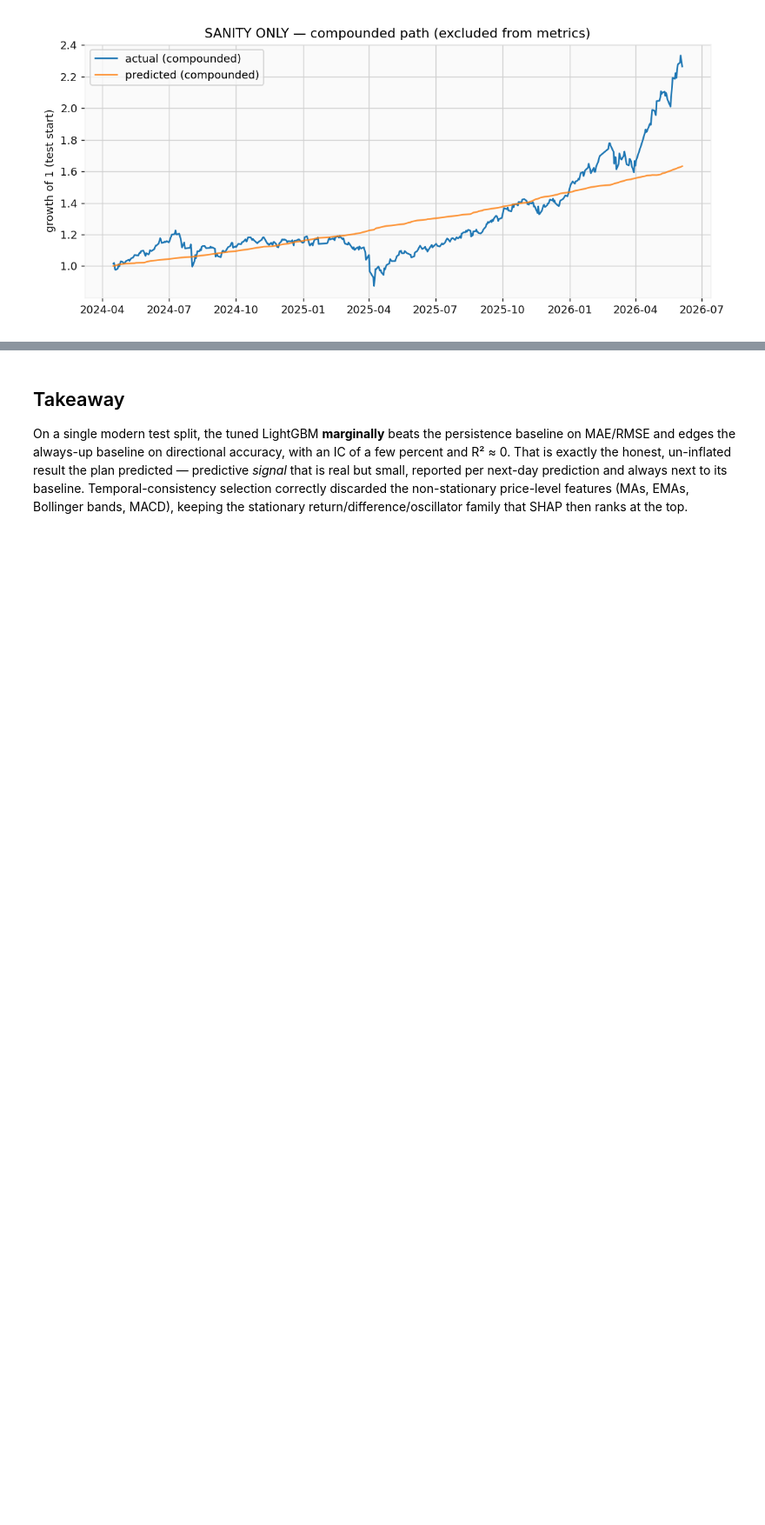
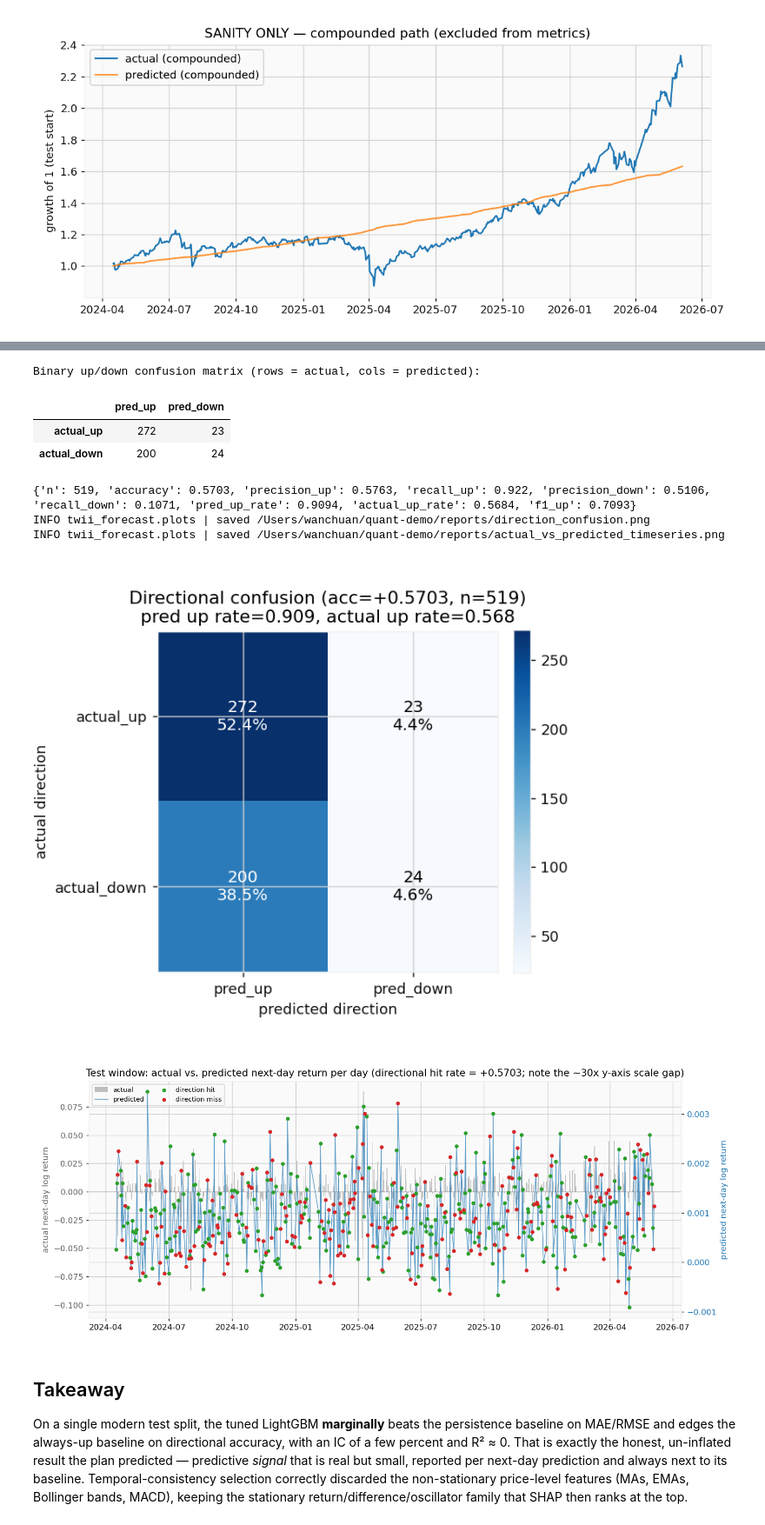
Before and after one commit to EricLin0123/quant-demo, a Jupyter notebook: notebooks/run_pipeline.ipynb, the cells around one changed output, grey strips where cells are left out. Shown at 87% size. Drawn from its saved outputs; the diff is of its cells as text; code cells hidden in the pictures; blank space fills up the shorter version.

Commit message:
binary confusion matrix

```diff
--- a/notebooks/run_pipeline.ipynb
+++ b/notebooks/run_pipeline.ipynb
@@ -153,3 +165,24 @@ INFO twii_forecast.plots | saved /Users/wanchuan/quant-demo/reports/compounded_s
+# %%
+cm, cm_metrics = evaluate.direction_confusion(r["y_test"].values, r["y_pred"].values)
+print("Binary up/down confusion matrix (rows = actual, cols = predicted):")
+display(cm)
+print({k: (round(v, 4) if isinstance(v, float) else v) for k, v in cm_metrics.items()})
+
+cm_png = plots.confusion_matrix(cm, cm_metrics)
+ts_png = plots.actual_vs_predicted_timeseries(
+    r["y_test"].index, r["y_test"].values, r["y_pred"].values
+)
+display(Image(cm_png)); display(Image(ts_png))
+# %% [output]
+Binary up/down confusion matrix (rows = actual, cols = predicted):
+|  | pred_up | pred_down |
+| actual_up | 272 | 23 |
+| actual_down | 200 | 24 |
+{'n': 519, 'accuracy': 0.5703, 'precision_up': 0.5763, 'recall_up': 0.922, 'precision_down': 0.5106, 'recall_down': 0.1071, 'pred_up_rate': 0.9094, 'actual_up_rate': 0.5684, 'f1_up': 0.7093}
+INFO twii_forecast.plots | saved /Users/wanchuan/quant-demo/reports/direction_confusion.png
+INFO twii_forecast.plots | saved /Users/wanchuan/quant-demo/reports/actual_vs_predicted_timeseries.png
+[figure, added]
+[figure, added]
 # %% [markdown]
 ## Takeaway
 
```
Also changed, not shown: parts of 2 cells of this notebook, 3 other files.
